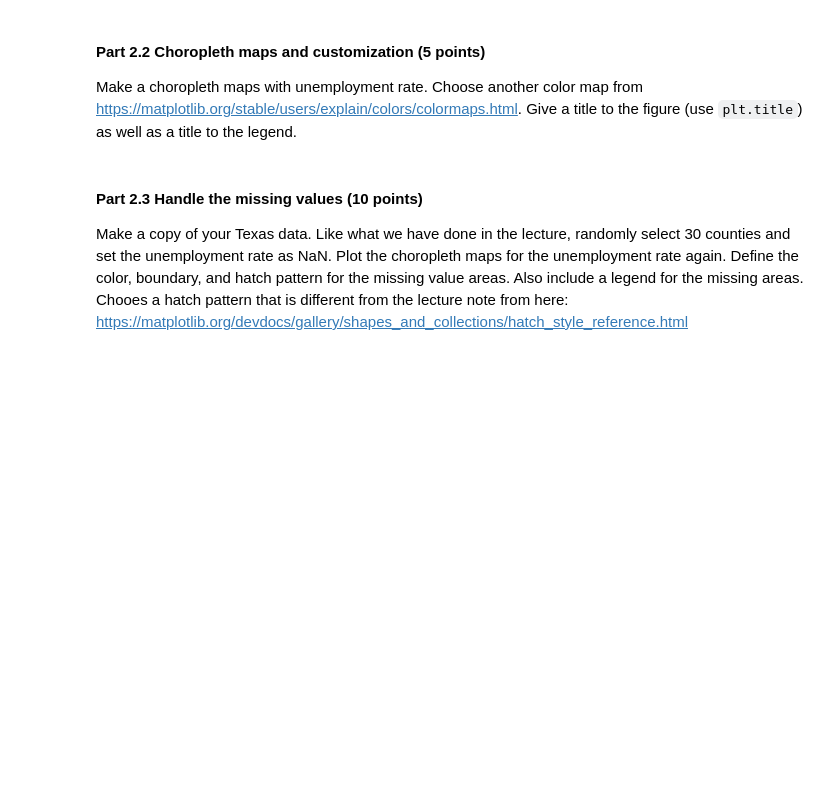
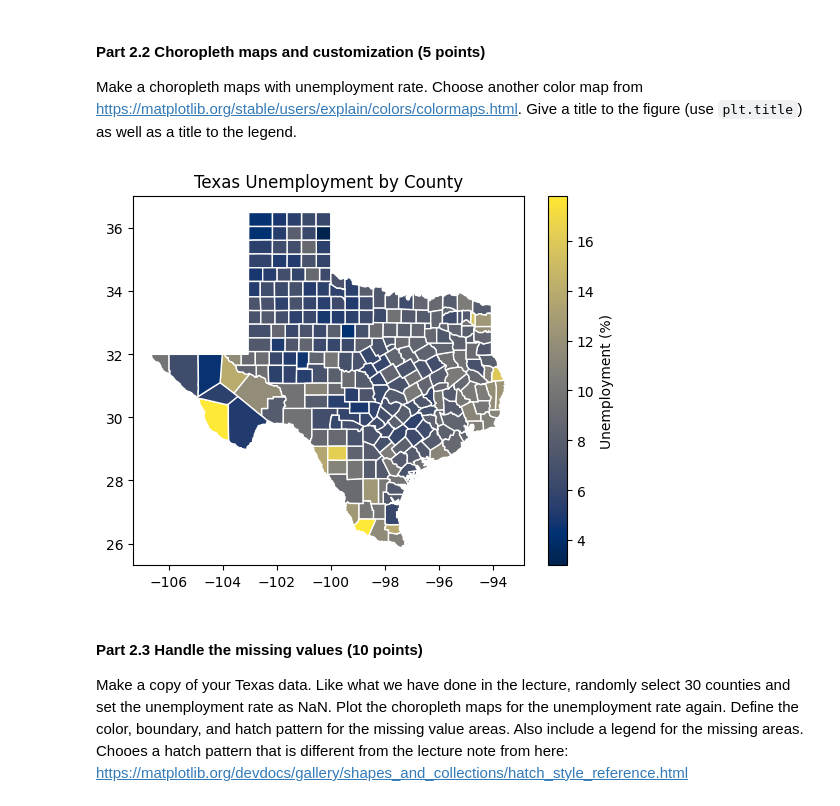
Before and after one commit to n-wible/ds4200, a Jupyter notebook: homework4/homework4.ipynb, the cells around one changed output. Drawn from its saved outputs; the diff is of its cells as text; code cells hidden in the pictures; blank space fills up the shorter version.

```diff
--- a/homework4/homework4.ipynb
+++ b/homework4/homework4.ipynb
@@ -79,6 +301,18 @@ unemp.head()
 
 Make a choropleth maps with unemployment rate. Choose another color map from
 https://matplotlib.org/stable/users/explain/colors/colormaps.html. Give a title to the figure (use `plt.title`) as well as a title to the legend.
+# %%
+# choropleth for unemployment rate
+tx.plot(column="unemp", cmap="cividis",
+    edgecolor="white",
+    legend=True,
+    legend_kwds={"label": "Unemployment (%)"}
+)
+
+plt.title("Texas Unemployment by County")
+plt.show()
+# %% [output]
+[figure, added]
 # %% [markdown]
 #### Part 2.3 Handle the missing values (10 points)
 
```
Also changed, not shown: parts of 13 cells of this notebook, 2 other files.
